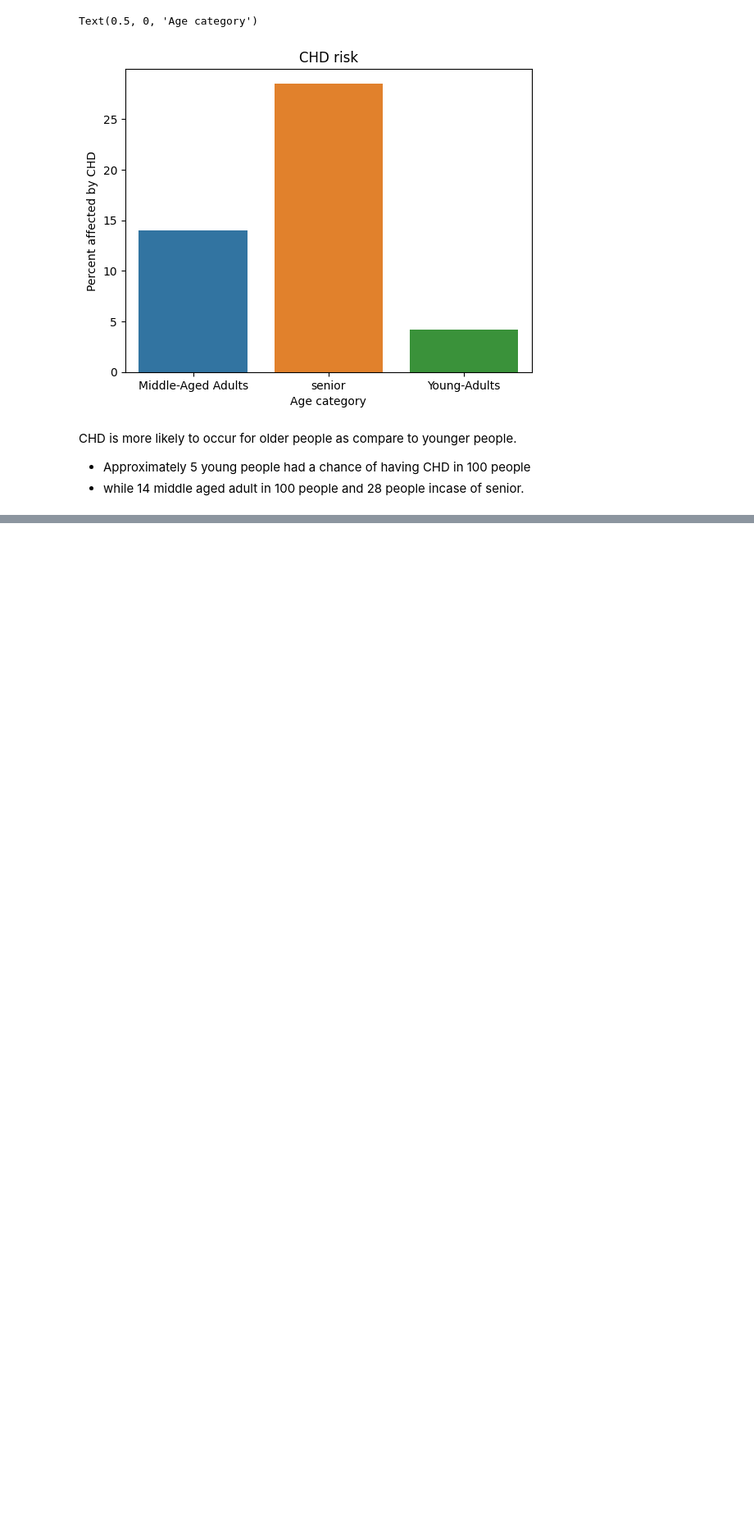
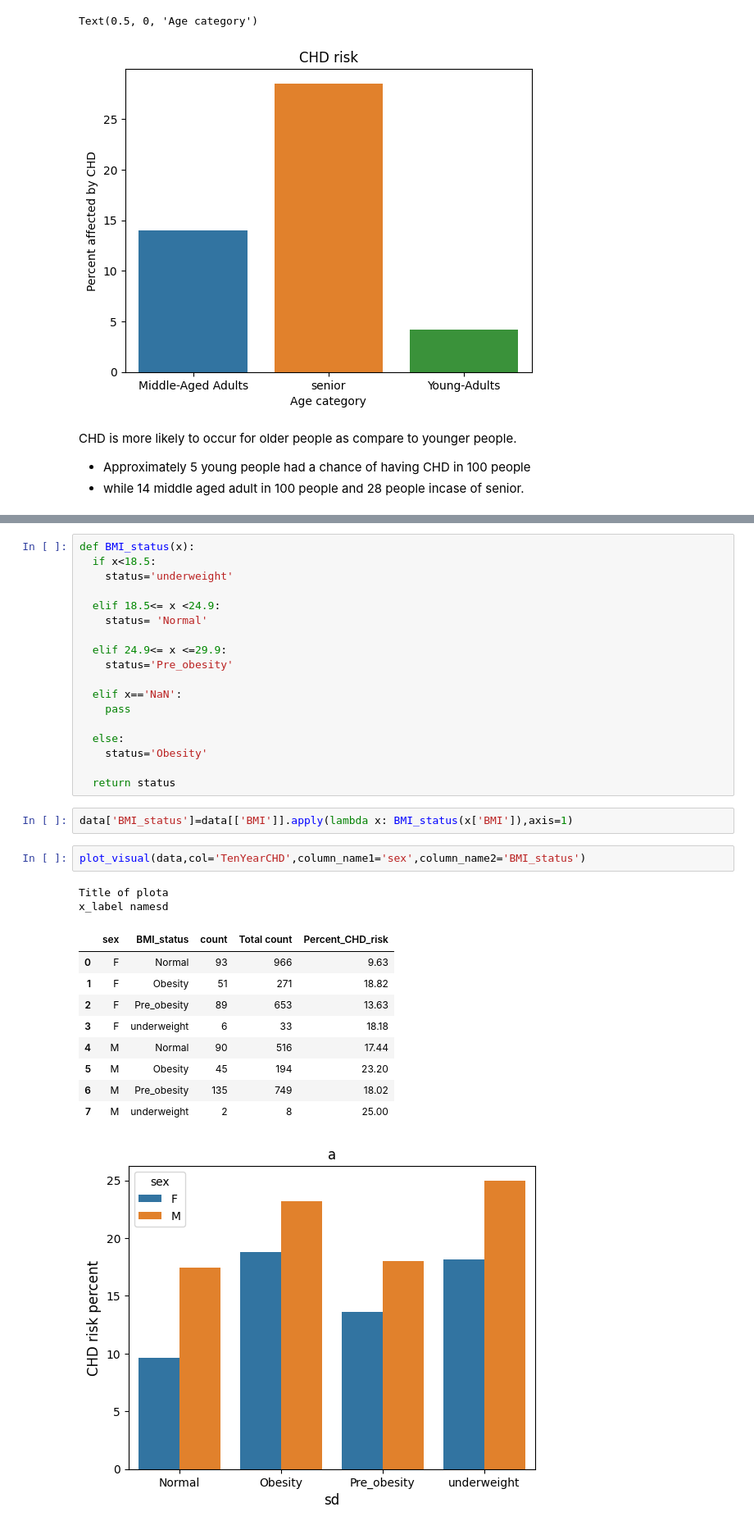
Before and after one commit to parasgupta1995/cardioviscular-risk-prediction, a Jupyter notebook: cardioviscular_risk_prediction.ipynb, the cells around one changed output, grey strips where cells are left out. Shown: that part at 82% size. Saved outputs shown, nothing was run; the diff lists cells and outputs as text; blank space fills up the shorter version.

```diff
--- a/cardioviscular_risk_prediction.ipynb
+++ b/cardioviscular_risk_prediction.ipynb
@@ -125,0 +252,35 @@ CHD is more likely to occur for older people as compare to younger people.
+# %%
+def BMI_status(x):
+  if x<18.5:
+    status='underweight'
+
+  elif 18.5<= x <24.9:
+    status= 'Normal'
+
+  elif 24.9<= x <=29.9:
+    status='Pre_obesity'
+
+  elif x=='NaN':
+    pass
+
+  else:
+    status='Obesity'
+
+  return status
+# %%
+data['BMI_status']=data[['BMI']].apply(lambda x: BMI_status(x['BMI']),axis=1)
+# %%
+plot_visual(data,col='TenYearCHD',column_name1='sex',column_name2='BMI_status')
+# %% [output]
+Title of plota
+x_label namesd
+|  | sex | BMI_status | count | Total count | Percent_CHD_risk |
+| 0 | F | Normal | 93 | 966 | 9.63 |
+| 1 | F | Obesity | 51 | 271 | 18.82 |
+| 2 | F | Pre_obesity | 89 | 653 | 13.63 |
+| 3 | F | underweight | 6 | 33 | 18.18 |
+| 4 | M | Normal | 90 | 516 | 17.44 |
+| 5 | M | Obesity | 45 | 194 | 23.20 |
+| 6 | M | Pre_obesity | 135 | 749 | 18.02 |
+| 7 | M | underweight | 2 | 8 | 25.00 |
+[figure, added]
```
Also changed, not shown: parts of 18 cells of this notebook.
